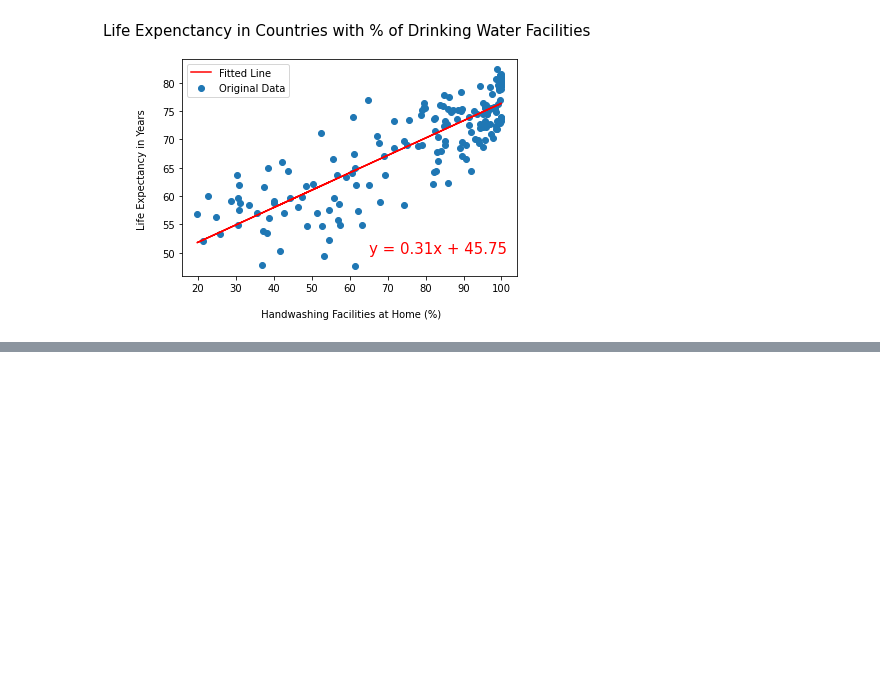
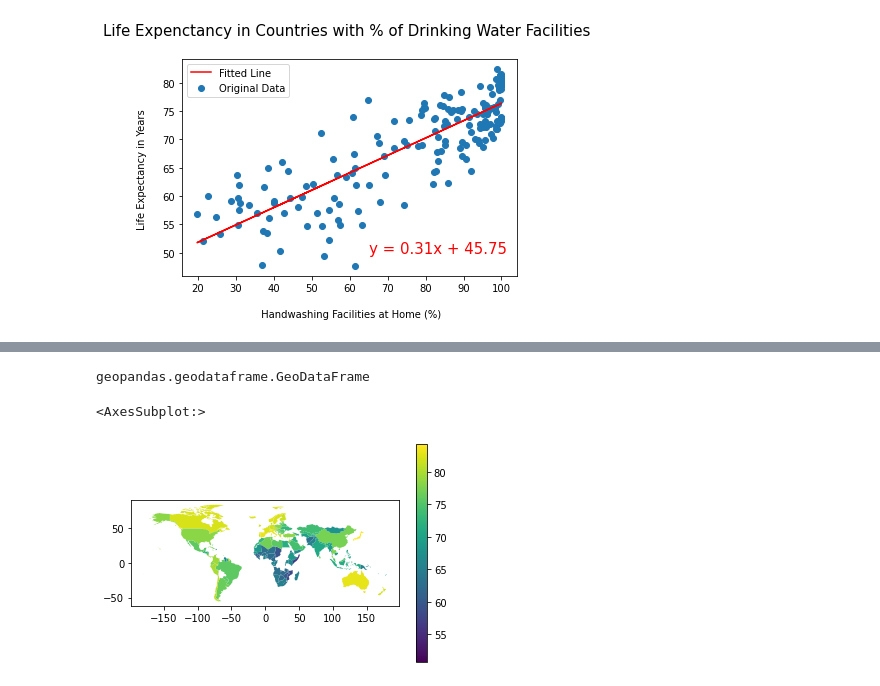
Before and after one commit to pkorat/World-Life-Expectancy-Analysis, a Jupyter notebook: main_pk_6_30_21.ipynb, the cells around one changed output, grey strips where cells are left out. Cells and saved outputs as stored; diff of their text form; code cells hidden in the pictures; blank space fills up the shorter version.

Commit message:
finished with world heat map life expectancy

```diff
--- a/main_pk_6_30_21.ipynb
+++ b/main_pk_6_30_21.ipynb
@@ -352,0 +364,4 @@ ImportError: The descartes package is required for plotting polygons in geopanda
+# %%
+mean_lifeexp = life_expectancy_df_clean[life_expectancy_df_clean['Period'] == 2019].drop(['Period', 'Indicator', 'Sex'], axis=1)
+mean_lifeexp = mean_lifeexp.rename(columns={'Location':'name'})
+mean_lifeexp
@@ -352,0 +382,11 @@ ImportError: The descartes package is required for plotting polygons in geopanda
+# %%
+life_world = pd.merge(mean_lifeexp, world, on='name')
+life_world = gpd.GeoDataFrame(life_world)
+type(life_world)
+# %% [output]
+geopandas.geodataframe.GeoDataFrame
+# %%
+life_world.plot(column='Life Expectancy in Years', legend=True)
+# %% [output]
+<AxesSubplot:>
+[figure, added]
```
Also changed, not shown: parts of 3 cells of this notebook.
